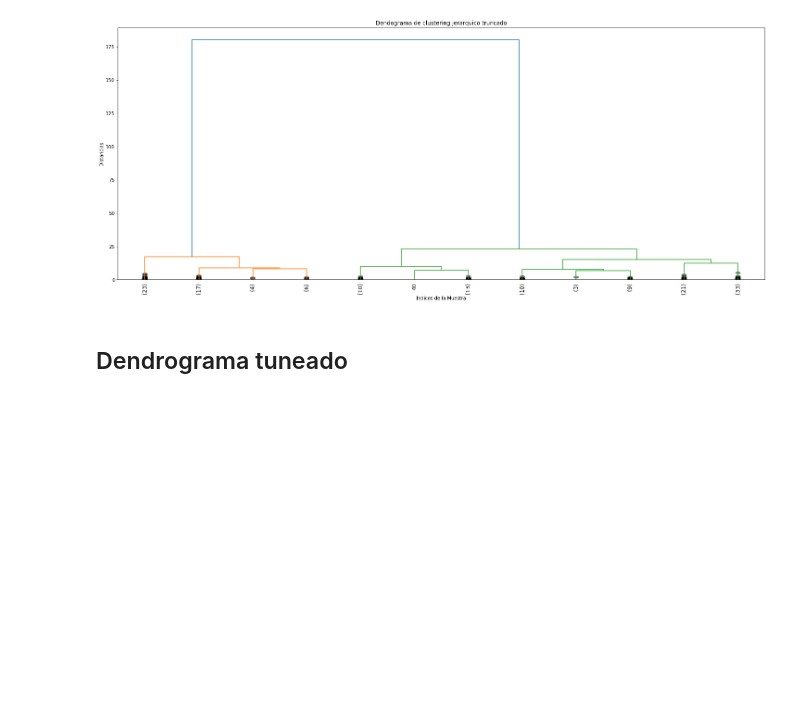
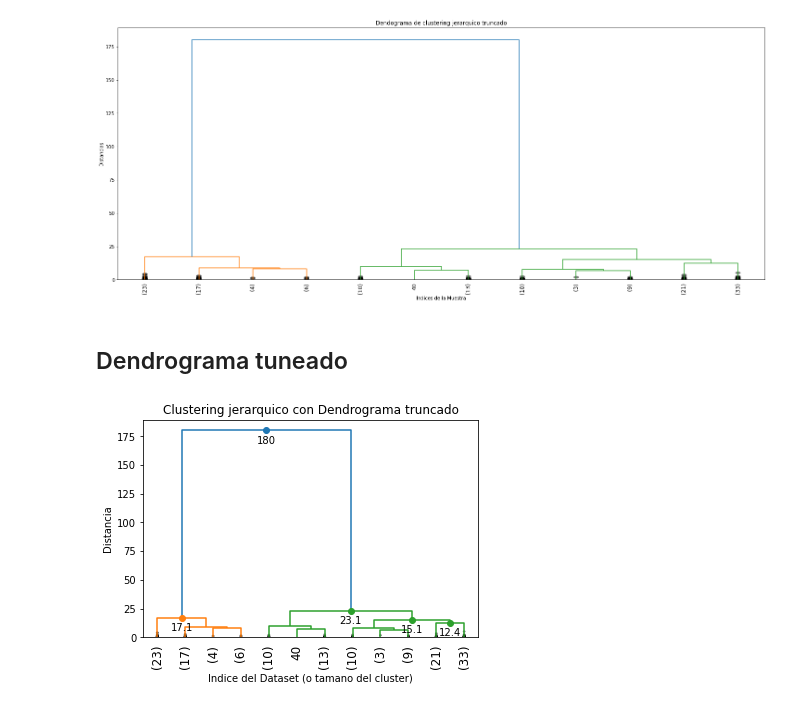
Before and after one commit to diego19508/python-ml-course, a Jupyter notebook: Course/T6 - 2 - Clustering Jerárquico .ipynb, the cells around one changed output. Cells and saved outputs as stored; diff of their text form; code cells hidden in the pictures; blank space fills up the shorter version.

```diff
--- a/Course/T6 - 2 - Clustering Jerárquico .ipynb
+++ b/Course/T6 - 2 - Clustering Jerárquico .ipynb
@@ -129,7 +129,7 @@ plt.show()
 # %% [markdown]
 ## Dendrograma tuneado
 # %%
-def dendrogram_tube(*args, **kwargs):
+def dendrogram_tune(*args, **kwargs):
     max_d = kwargs.pop("max_d", None)
     if max_d and 'color_threshold' not in kwargs:
         kwargs['color_threshold'] = max_d
@@ -138,11 +138,23 @@ def dendrogram_tube(*args, **kwargs):
     ddata = dendrogram(*args,**kwargs)
 
     if not kwargs.get('no_plot', False):
-        plt.title{"Clustering jerarquico con Dendrograma truncado"}
+        plt.title("Clustering jerarquico con Dendrograma truncado")
         plt.xlabel("Indice del Dataset (o tamano del cluster)")
         plt.ylabel("Distancia")
-        for i,d,c in zip(ddata["icoord"], ddata['ddata'],ddata['color_list']
-                         x = 0.5 * sum(i[1:3])
-                         y = d[1]
-                         if y>annotate_above:
-                             plt.plot(x,y,'o',c=c)
+        for i,d,c in zip(ddata["icoord"], ddata['dcoord'],ddata['color_list']):
+            x = 0.5 * sum(i[1:3])
+            y = d[1]
+            if y>annotate_above:
+                plt.plot(x,y,'o',c=c)
+                plt.annotate('%.3g'%y,(x,y),xytext=(0,-5),
+                            textcoords="offset points", va="top", ha="center")
+    if max_d:
+        plt.axhline(y=max_d, c="k")
+
+    return ddata
+# %%
+dendrogram_tune(z,truncate_mode='lastp',p=12, leaf_rotation=90., leaf_font_size=12., show_contracted=True, annotate_above=10)
+
+plt.show()
+# %% [output]
+[figure, added]
```
